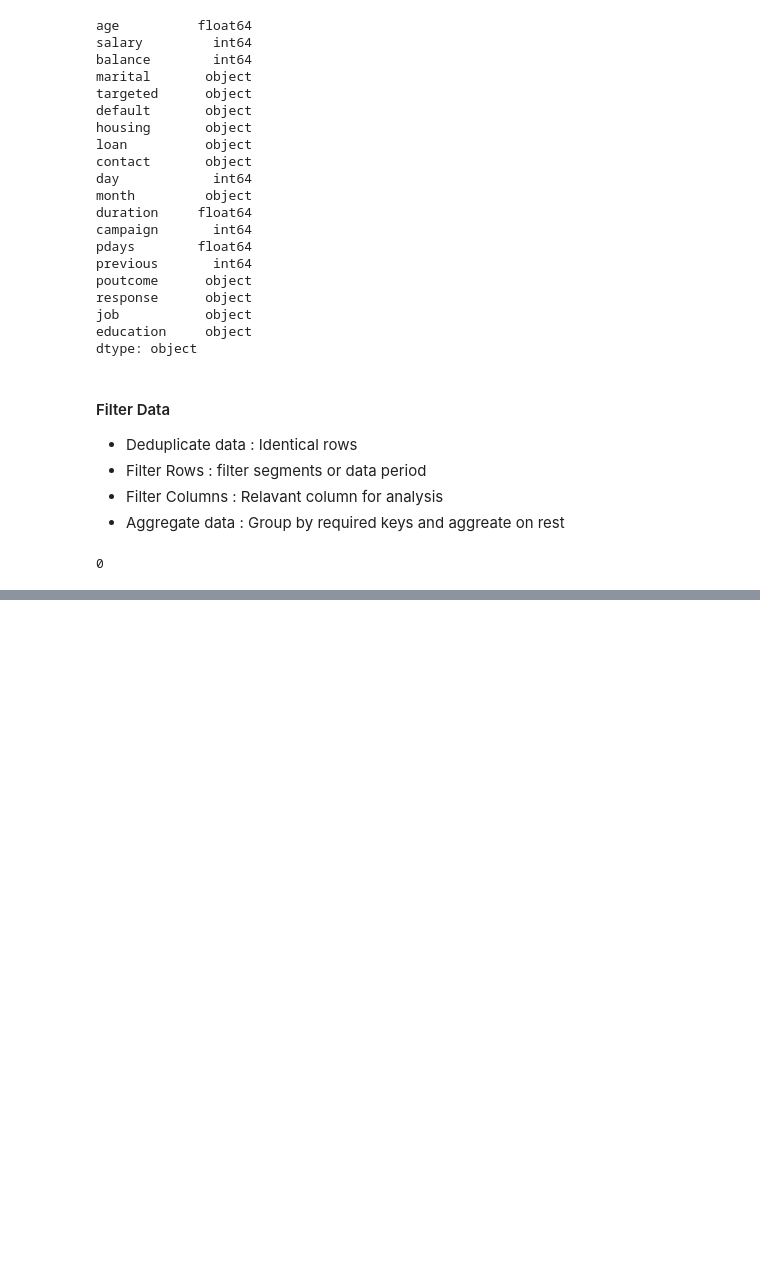
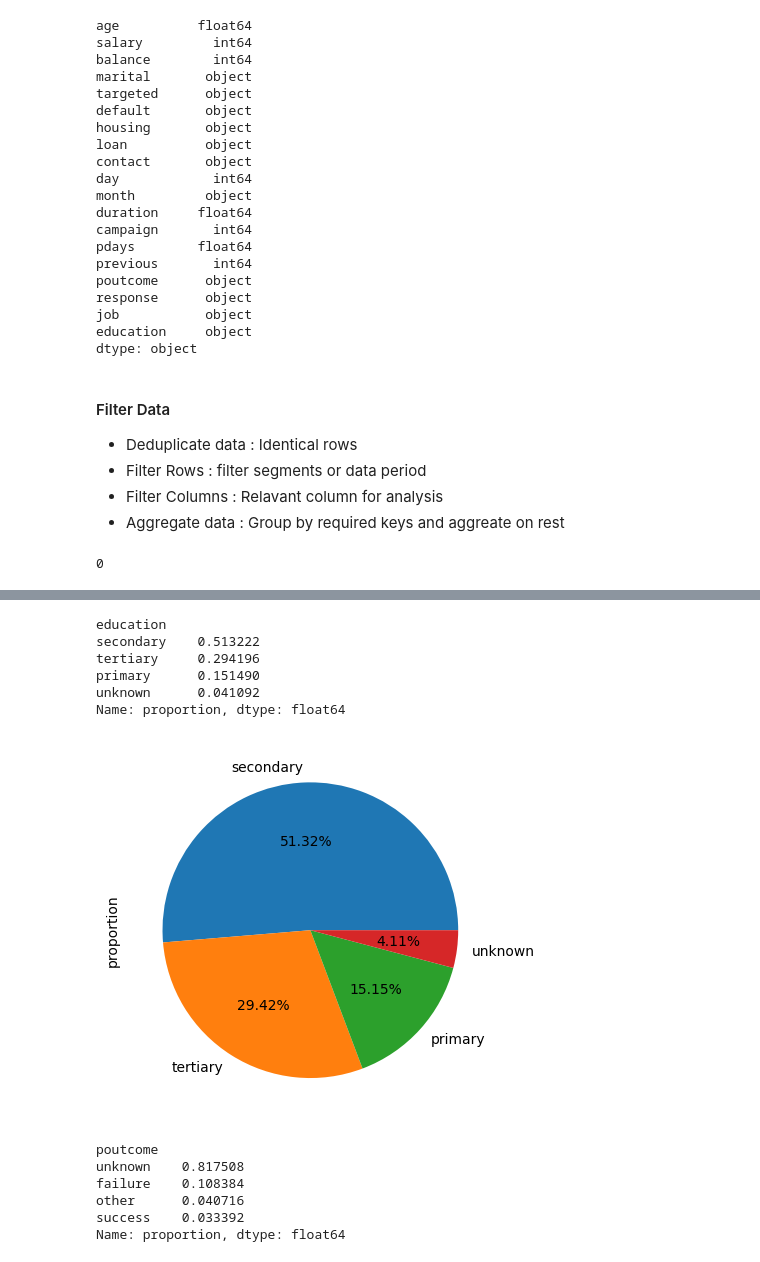
Before and after one commit to amanpanda95/Bank-Campaign-EDA, a Jupyter notebook: bank_campaign_eda.ipynb, the cells around one changed output, grey strips where cells are left out. Cells and saved outputs as stored; diff of their text form; code cells hidden in the pictures; blank space fills up the shorter version.

```diff
--- a/bank_campaign_eda.ipynb
+++ b/bank_campaign_eda.ipynb
@@ -431,0 +467,26 @@ df2.head()
+# %%
+# Education
+df2.education.value_counts(normalize= True)
+# %% [output]
+education
+secondary    0.513222
+tertiary     0.294196
+primary      0.151490
+unknown      0.041092
+Name: proportion, dtype: float64
+# %%
+# Education
+df2.education.value_counts(normalize= True).plot.pie(autopct = "%0.2f%%")
+plt.show()
+# %% [output]
+[figure, added]
+# %%
+# poutcome variable
+df2.poutcome.value_counts(normalize= True)
+# %% [output]
+poutcome
+unknown    0.817508
+failure    0.108384
+other      0.040716
+success    0.033392
+Name: proportion, dtype: float64
```
Also changed, not shown: parts of 53 cells of this notebook.
